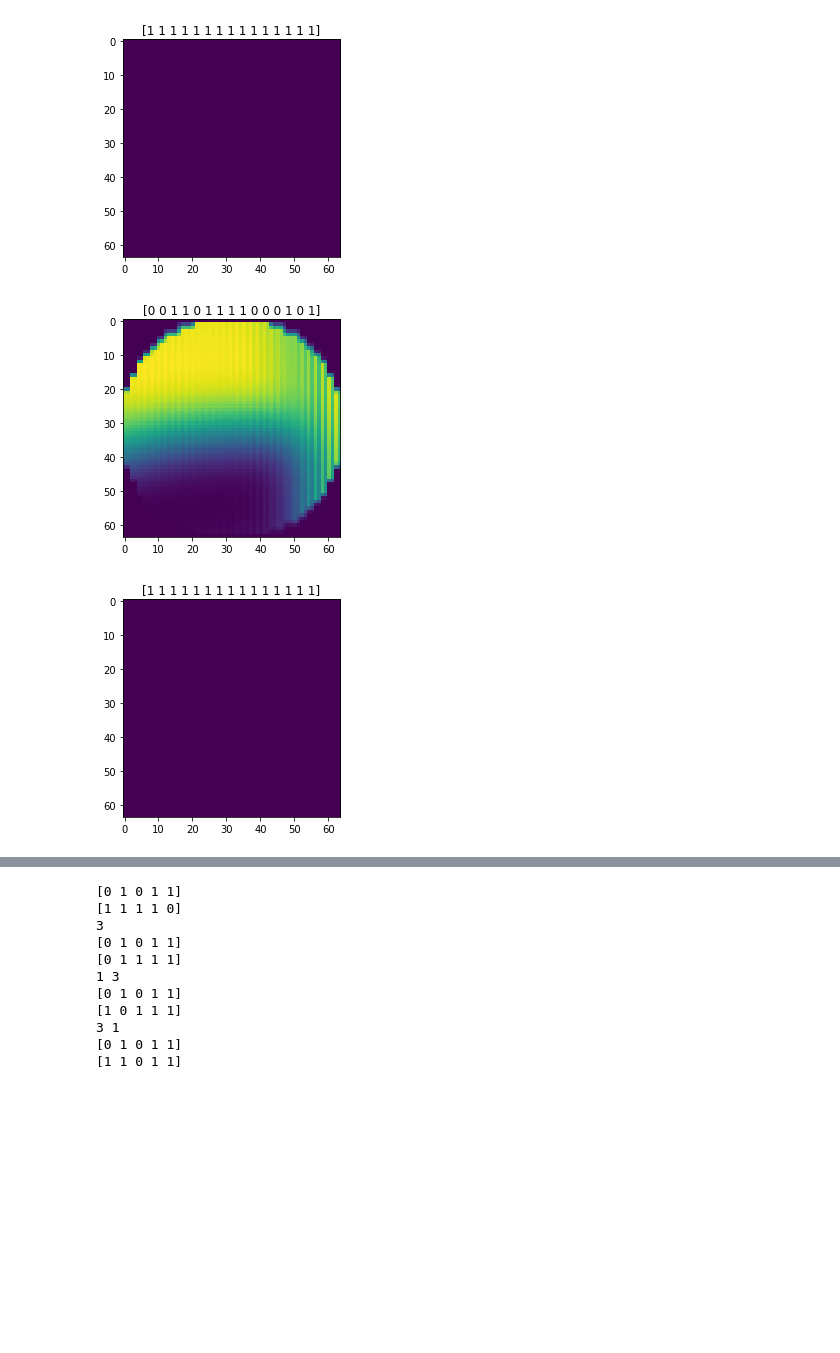
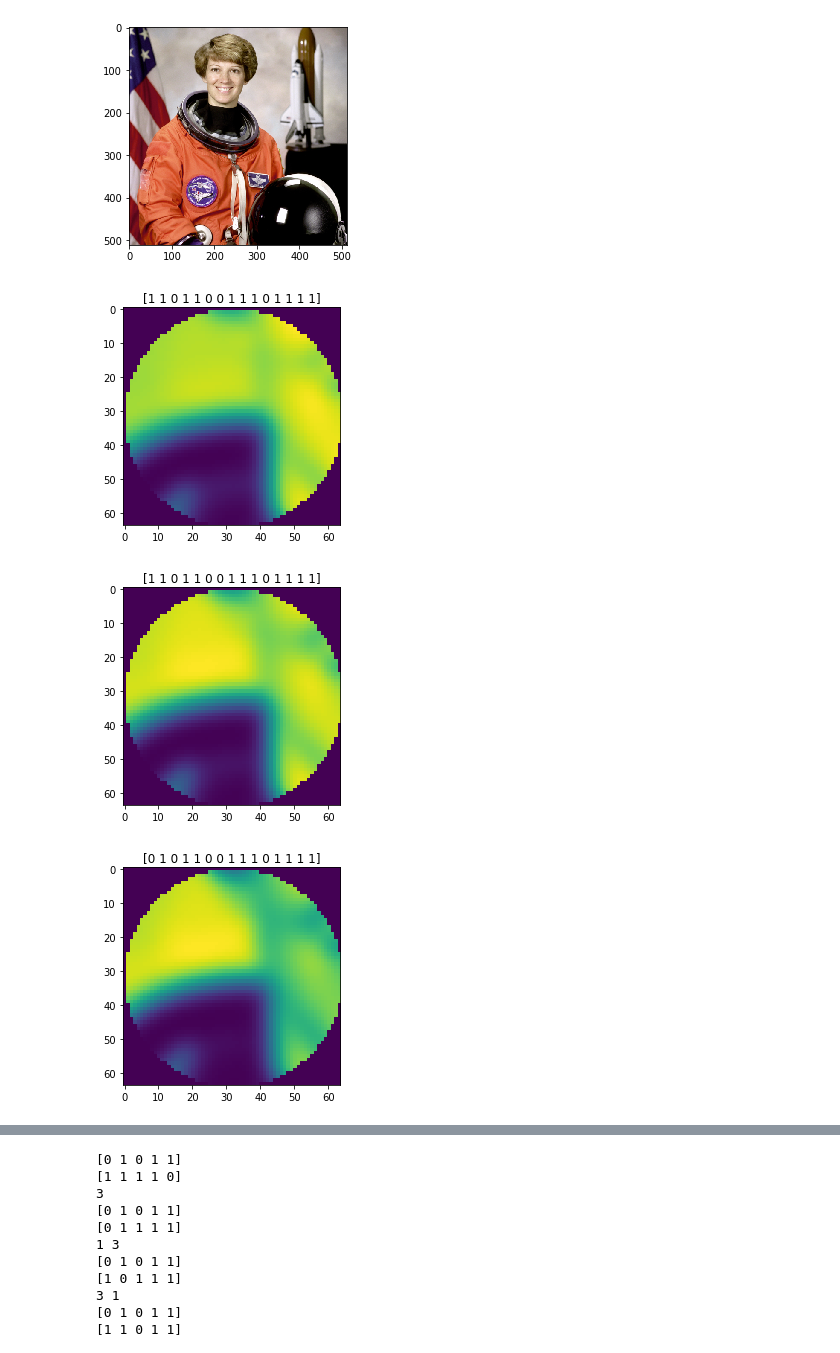
Before and after one commit to damjur/PiRODescriptor, a Jupyter notebook: Untitled.ipynb, the cells around one changed output, grey strips where cells are left out. Saved outputs shown, nothing was run; the diff lists cells and outputs as text; code cells hidden in the pictures; blank space fills up the shorter version.

Commit message:
extracting circle

```diff
--- a/Untitled.ipynb
+++ b/Untitled.ipynb
@@ -10,11 +11,9 @@ from skimage.transform import resize
 # %%
 def getCircle(image,radius):
     mask = np.zeros(image.shape)
-    mask[circle(image.shape[0]/2,image.shape[1]/2,radius)] = 1
+    mask[circle(image.shape[0]/2,image.shape[1]/2,radius)] = [1,1,1]
     circled = image*mask
-    circled = circled[:,~np.all(circled==0,axis=0)]
-    circled = circled[~np.all(circled==0,axis=1),:]
-    return resize(circled,(64,64,3)),32
+    return resize(circled,(2*radius,2*radius,3)),radius
 
 def getPatch(image,center):
     half_side = 32
@@ -54,42 +53,45 @@ def extractForKeypoint(image,keypoint):
 
     circled,radius = getCircle(patch,radius)
     points = getRadiallySymetricalPoints(k,radius)
 #     for y1,x1,y2,x2 in points:
 #         circled[line(y1,x1,y2,x2)] = [1,1,1]
 #     print(points)
-    binary0 = binarizeImage(circled[:,:,0],points)
-    binary1 = binarizeImage(circled[:,:,1],points)
-    binary2 = binarizeImage(circled[:,:,2],points)
+    binary0 = binarizeImage(circled[...,0],points)
+    binary1 = binarizeImage(circled[...,1],points)
+    binary2 = binarizeImage(circled[...,2],points)
 
     #TODO
     plt.figure()
     plt.title(binary0)
-    plt.imshow(circled[:,:,0])
+    plt.imshow(circled[...,0])
     plt.figure()
     plt.title(binary1)
-    plt.imshow(circled[:,:,1])
+    plt.imshow(circled[...,1])
     plt.figure()
     plt.title(binary2)
-    plt.imshow(circled[:,:,2])
+    plt.imshow(circled[...,2])
+    plt.figure()
+    plt.imshow(circled)
     return
 
 def extract(image, keypoints):
     blur_sigma = 3
 #     image = color.rgb2hsv(image)
 
     blurred = gaussian(image,sigma=blur_sigma)
     blurred = (blurred - blurred.mean())/blurred.std()#normalizacja
-    blurred[blurred<=-3] = 0#usuwanie outlierów
-    blurred[blurred>=3] = 0
+    blurred[blurred<=-3] = -3#usuwanie outlierów
+    blurred[blurred>=3] = 3
     blurred = (blurred - blurred.min()) / (blurred.max() - blurred.min())#normalizacja taka, by można to było wyświetlić
 
     return [extractForKeypoint(blurred,keypoint) for keypoint in keypoints]
 
 if __name__=="__main__":
     image = data.astronaut()[:-1,:-1]
-
+    plt.imshow(image)
     extract(image,[[150,175]])
 # %% [output]
-[figure, old version]
+[figure, new version]
-[figure, old version]
+[figure, new version]
-[figure, old version]
+[figure, new version]
+[figure, added]
```
Also changed, not shown: parts of 3 cells of this notebook.
